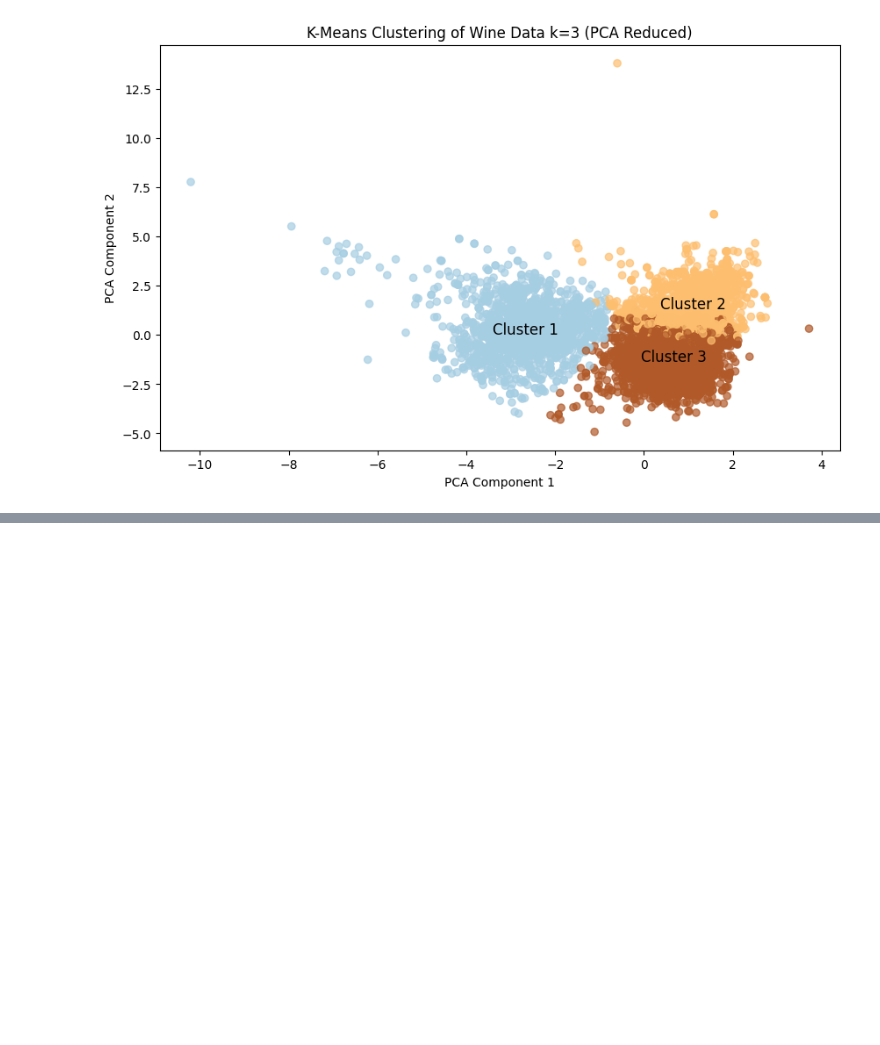
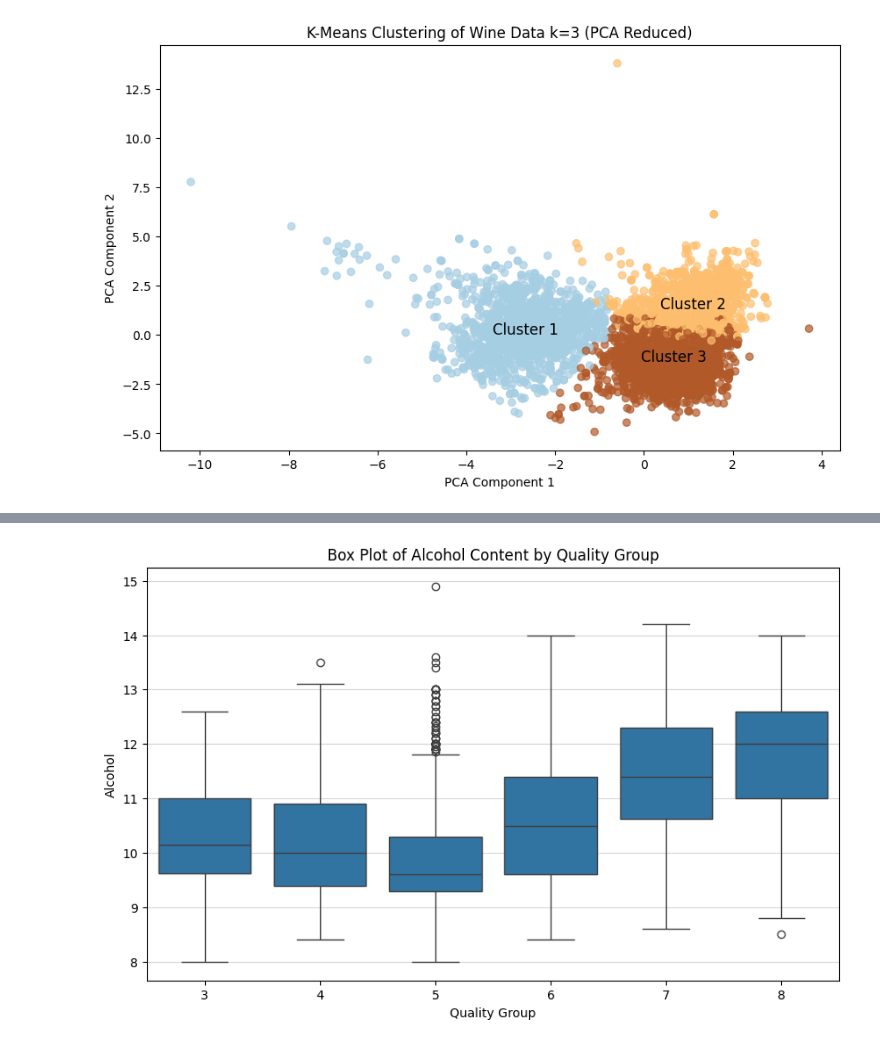
Before and after one commit to 2T1F/wine, a Jupyter notebook: explore.ipynb, the cells around one changed output, grey strips where cells are left out. Cells and saved outputs as stored; diff of their text form; code cells hidden in the pictures; blank space fills up the shorter version.

```diff
--- a/explore.ipynb
+++ b/explore.ipynb
@@ -761,0 +608,15 @@ weighted avg       0.89      0.89      0.89      1300
+# %%
+#change group 8 as 8+ and add samples with quality > 8
+X['quality_group'] = np.where(y > 8, 8, y)
+# %%
+# do the boxplot again with the new quality group
+plt.figure(figsize=(10, 6))
+sns.boxplot(x='quality_group', y='alcohol', data=X)
+plt.xlabel('Quality Group')
+plt.ylabel('Alcohol')
+plt.title('Box Plot of Alcohol Content by Quality Group')
+plt.grid(axis='y', alpha=0.5)
+plt.savefig('boxplot_alcohol_by_quality_group.png', dpi=300, bbox_inches='tight')
+plt.show()
+# %% [output]
+[figure, added]
```
Also changed, not shown: parts of 18 cells of this notebook, 10 other files.
